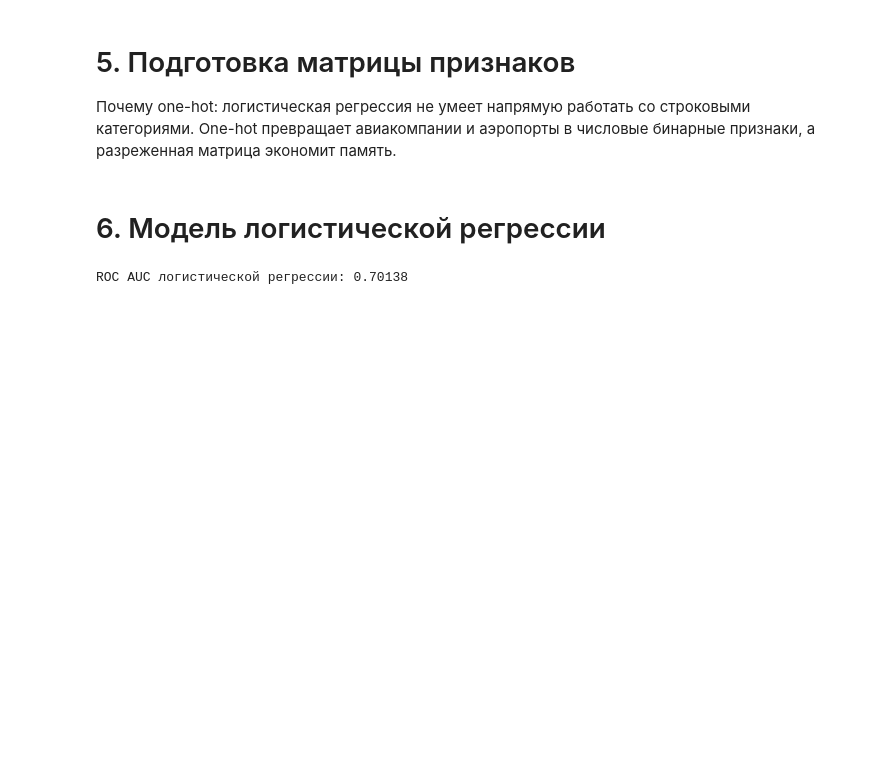
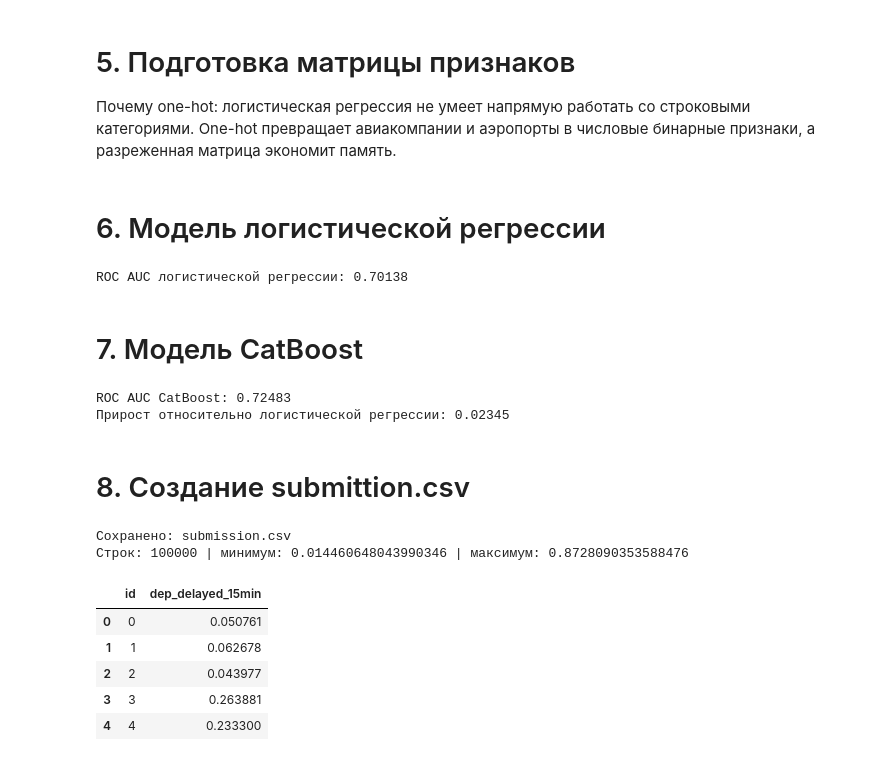
Before and after one commit to wextn11/flightDelays, a Jupyter notebook: flightDelays.ipynb, the cells around one changed output. Cells and saved outputs as stored; diff of their text form; code cells hidden in the pictures; blank space fills up the shorter version.

Commit message:
Добавил CatBoost

```diff
--- a/flightDelays.ipynb
+++ b/flightDelays.ipynb
@@ -177,3 +177,75 @@ baseline_auc = roc_auc_score(y_val, baseline_val_pred)
 print('ROC AUC логистической регрессии:', round(baseline_auc, 5))
 # %% [output]
 ROC AUC логистической регрессии: 0.70138
+# %% [markdown]
+# 7. Модель CatBoost
+# %%
+from catboost import CatBoostClassifier
+
+CATBOOST_FEATURES = NUM_FEATURES + CAT_FEATURES
+CATBOOST_CAT_FEATURES = CAT_FEATURES
+
+train_cb = train_df[CATBOOST_FEATURES].copy()
+test_cb = test_df[CATBOOST_FEATURES].copy()
+
+for col in CATBOOST_CAT_FEATURES:
+    train_cb[col] = train_cb[col].astype(str)
+    test_cb[col] = test_cb[col].astype(str)
+
+X_tr_cb, X_val_cb, y_tr_cb, y_val_cb = train_test_split(
+    train_cb, y, test_size=0.2, random_state=42, stratify=y
+
+)
+
+catboost_model = CatBoostClassifier(
+    iterations=200,
+    learning_rate=0.05,
+    depth=3,
+    loss_function='Logloss',
+    eval_metric='AUC',
+    random_seed=42,
+    verbose=False,
+    allow_writing_files=False,
+)
+
+catboost_model.fit(
+    X_tr_cb,
+    y_tr_cb,
+    cat_features=CAT_FEATURES,
+    eval_set=(X_val_cb, y_val_cb),
+    use_best_model=True,
+)
+
+catboost_val_pred = catboost_model.predict_proba(X_val_cb)[:, 1]
+catboost_auc = roc_auc_score(y_val_cb, catboost_val_pred)
+
+print('ROC AUC CatBoost:', round(catboost_auc, 5))
+print('Прирост относительно логистической регрессии:', round(catboost_auc - baseline_auc, 5))
+# %% [output]
+ROC AUC CatBoost: 0.72483
+Прирост относительно логистической регрессии: 0.02345
+# %% [markdown]
+# 8. Создание submittion.csv
+# %%
+test_pred = catboost_model.predict_proba(test_cb)[:, 1]
+
+sample_submission = pd.read_csv('/kaggle/input/competitions/flight-delays-fall-2018/sample_submission.csv.zip')
+
+submission = sample_submission.copy()
+submission['dep_delayed_15min'] = test_pred
+
+submission_path = 'submission.csv'
+submission.to_csv(submission_path, index=False)
+
+print('Сохранено:', submission_path)
+print('Строк:', len(submission), '| минимум:', submission['dep_delayed_15min'].min(), '| максимум:', submission['dep_delayed_15min'].max())
+submission.head()
+# %% [output]
+Сохранено: submission.csv
+Строк: 100000 | минимум: 0.014460648043990346 | максимум: 0.8728090353588476
+|  | id | dep_delayed_15min |
+| 0 | 0 | 0.050761 |
+| 1 | 1 | 0.062678 |
+| 2 | 2 | 0.043977 |
+| 3 | 3 | 0.263881 |
+| 4 | 4 | 0.233300 |
```
